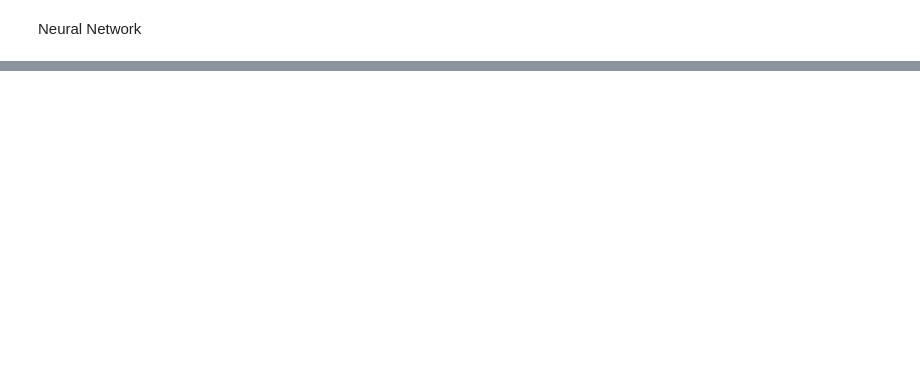
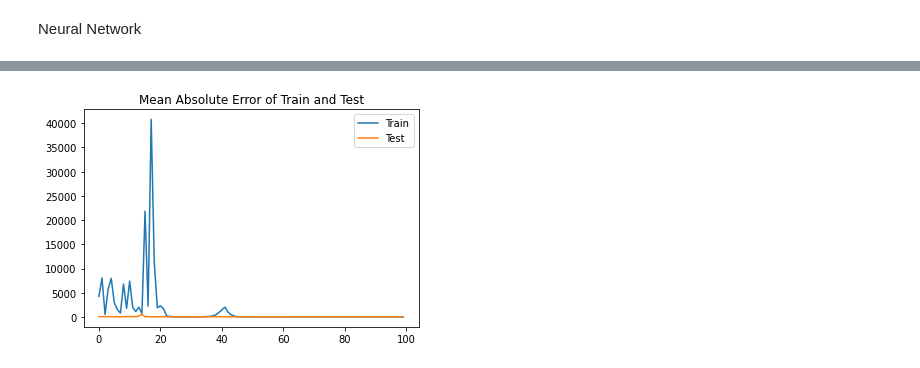
Before and after one commit to vishnu-ko/Predicting_AirBNB, a Jupyter notebook: Modeling_updated.ipynb, the cells around one changed output, grey strips where cells are left out. Drawn from its saved outputs; the diff is of its cells as text; code cells hidden in the pictures; blank space fills up the shorter version.

```diff
--- a/Modeling_updated.ipynb
+++ b/Modeling_updated.ipynb
@@ -324,0 +378,7 @@ Epoch 73/100
+# %%
+plt.plot(nn_history.history['mean_absolute_error'], label = 'Train')
+plt.plot(nn_history.history['val_mean_absolute_error'], label = 'Test')
+plt.title('Mean Absolute Error of Train and Test')
+plt.legend();
+# %% [output]
+[figure, added]
```
Also changed, not shown: parts of 51 cells of this notebook, 2 other files.
